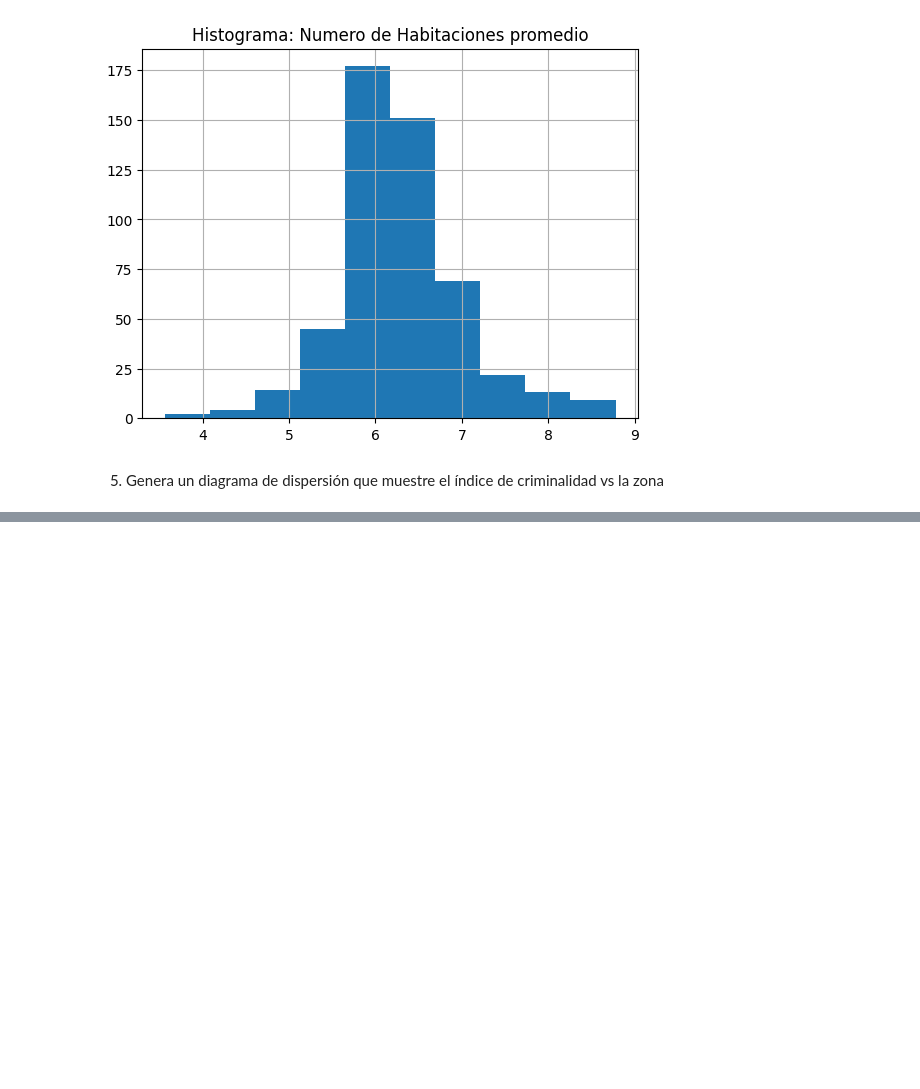
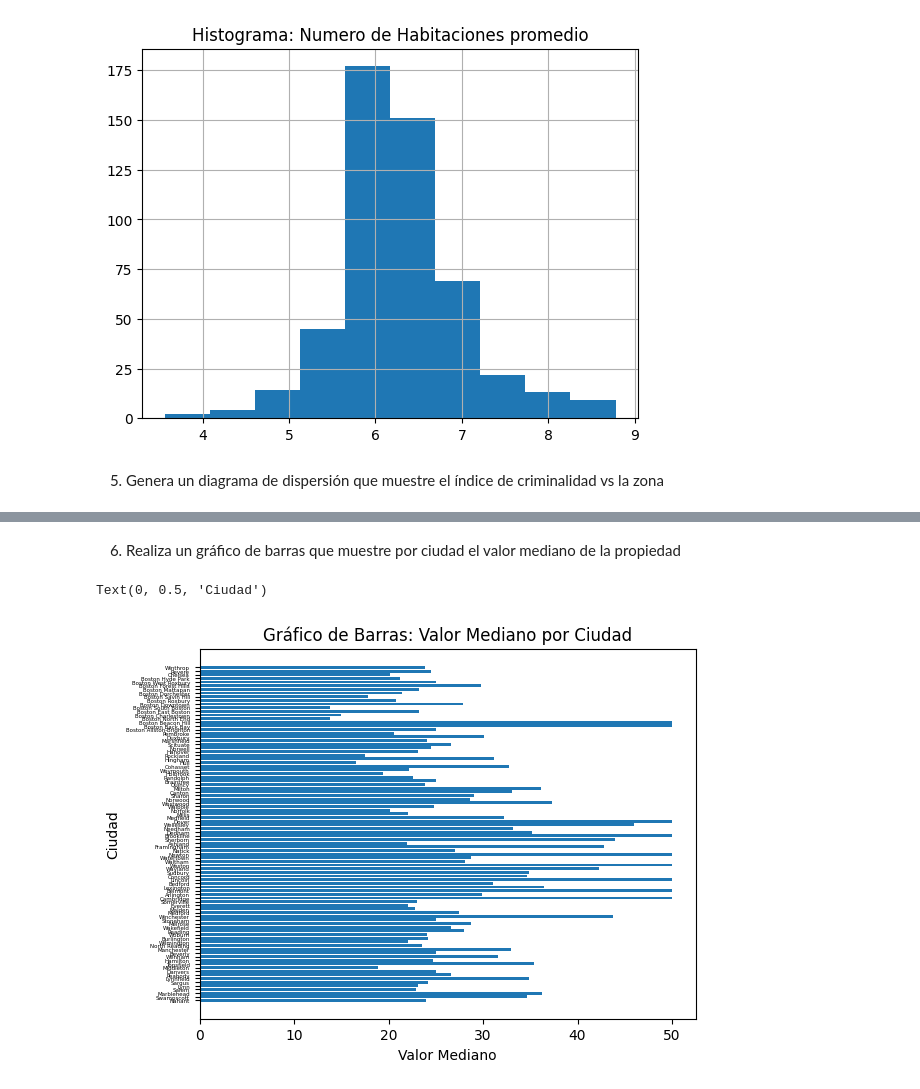
Before and after one commit to A01286211/M1-Act5-SZD, a Jupyter notebook: M1_Actividad_5_Programación_en_Python_Librerías_Numpy_Matplotlib_Pandas.ipynb, the cells around one changed output, grey strips where cells are left out. Drawn from its saved outputs; the diff is of its cells as text; code cells hidden in the pictures; blank space fills up the shorter version.

```diff
--- a/M1_Actividad_5_Programación_en_Python_Librerías_Numpy_Matplotlib_Pandas.ipynb
+++ b/M1_Actividad_5_Programación_en_Python_Librerías_Numpy_Matplotlib_Pandas.ipynb
@@ -366,0 +373,11 @@ dataB.plot(x = 'INDICE_CRIMEN', y = 'PCT_')
+# %% [markdown]
+6. Realiza un gráfico de barras que muestre por ciudad el valor mediano de la propiedad
+# %%
+plt.barh(y = 'CIUDAD', width = 'VALOR_MEDIANO', data = dataB)
+plt.title('Gráfico de Barras: Valor Mediano por Ciudad')
+plt.yticks(fontsize = 4)
+plt.xlabel('Valor Mediano')
+plt.ylabel('Ciudad')
+# %% [output]
+Text(0, 0.5, 'Ciudad')
+[figure, added]
```
Also changed, not shown: parts of 5 cells of this notebook.
